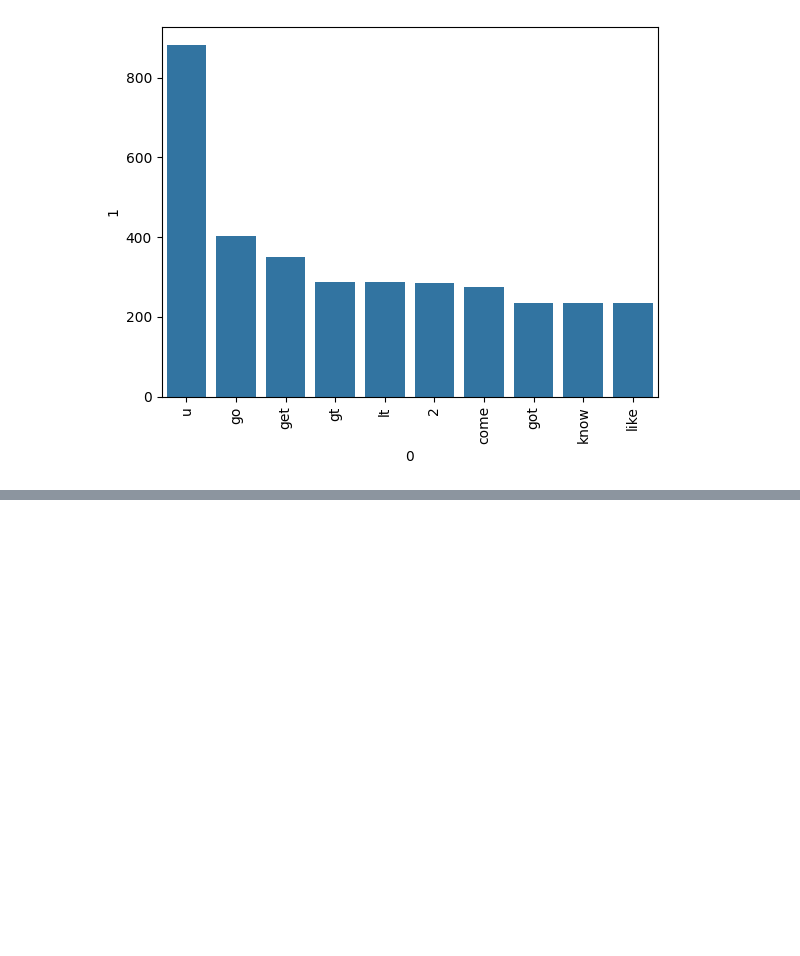
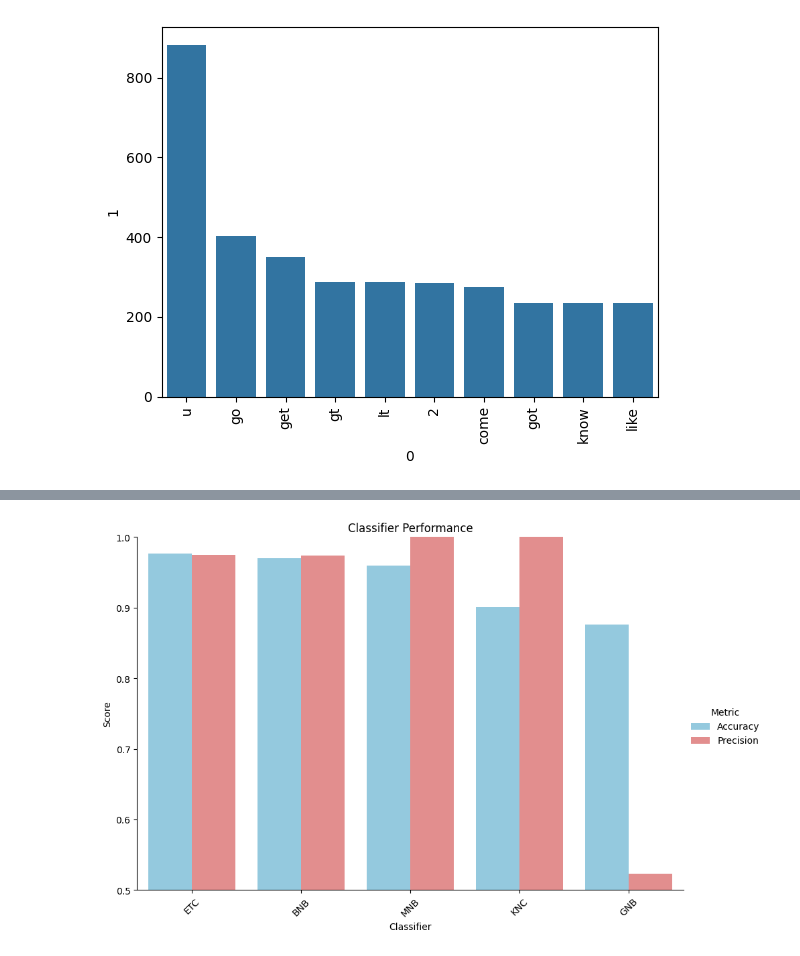
Before and after one commit to Ishrak-Saleh/spam-detection-nlp, a Jupyter notebook: spam_detection.ipynb, the cells around one changed output, grey strips where cells are left out. Drawn from its saved outputs; the diff is of its cells as text; code cells hidden in the pictures; blank space fills up the shorter version.

```diff
--- a/spam_detection.ipynb
+++ b/spam_detection.ipynb
@@ -286,0 +295,5 @@ plt.show()
+# %%
+X = tfidf.fit_transform(df['transformed_text']).toarray()
+# %%
+y = df['target'].values
+y
@@ -286,0 +400,8 @@ plt.show()
+# %%
+#Extra Trees Classifier
+etc.fit(X_train, y_train)
+y_predict5 = etc.predict(X_test)
+print(accuracy_score(y_test, y_predict5))
+print(confusion_matrix(y_test, y_predict5))
+print(precision_score(y_test, y_predict5))
+print(classification_report(y_test, y_predict5))
@@ -286,0 +474,7 @@ plt.show()
+# %%
+performance_df = pd.DataFrame({
+    'Classifier': classifier_names,
+    'Accuracy': accuracy_scores,
+    'Precision': precision_scores
+}).sort_values(by='Accuracy', ascending=False)
+performance_df
@@ -286,0 +488,29 @@ plt.show()
+# %%
+#Melting into long format
+performance_df_melted = pd.melt(
+    performance_df,
+    id_vars=['Classifier'],
+    value_vars=['Accuracy', 'Precision'],
+    var_name='Metric',
+    value_name='Value'
+)
+
+g = sns.catplot(
+    x='Classifier',
+    y='Value',
+    hue='Metric',
+    data=performance_df_melted,
+    kind='bar',
+    dodge=True,
+    height=6,
+    aspect=1.5,
+    palette={'Accuracy': 'skyblue', 'Precision': 'lightcoral'}
+)
+
+plt.ylim(0.5, 1.0)
+plt.xticks(rotation=45)
+plt.title('Classifier Performance')
+plt.ylabel('Score')
+plt.show()
+# %% [output]
+[figure, added]
```
Also changed, not shown: parts of 15 cells of this notebook.
